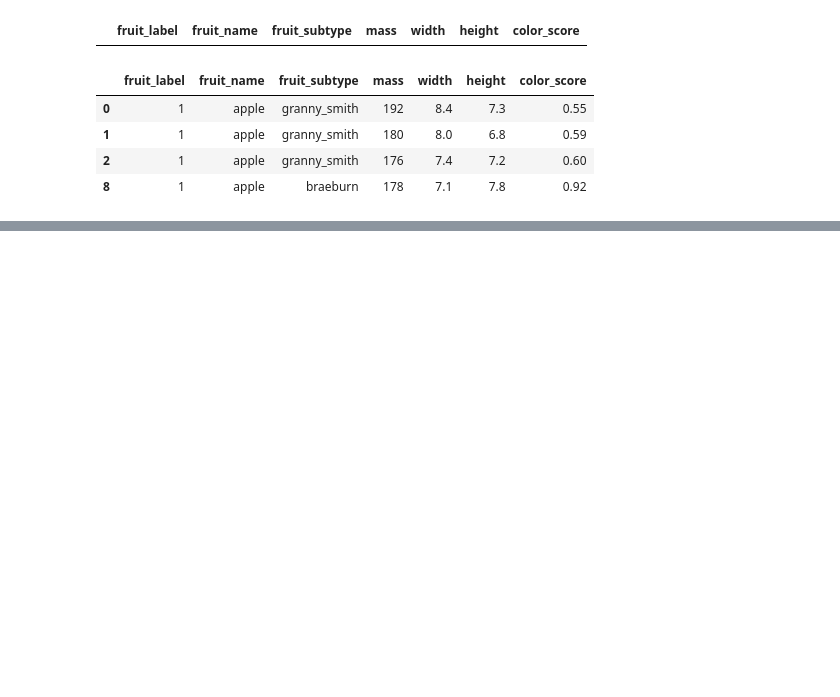
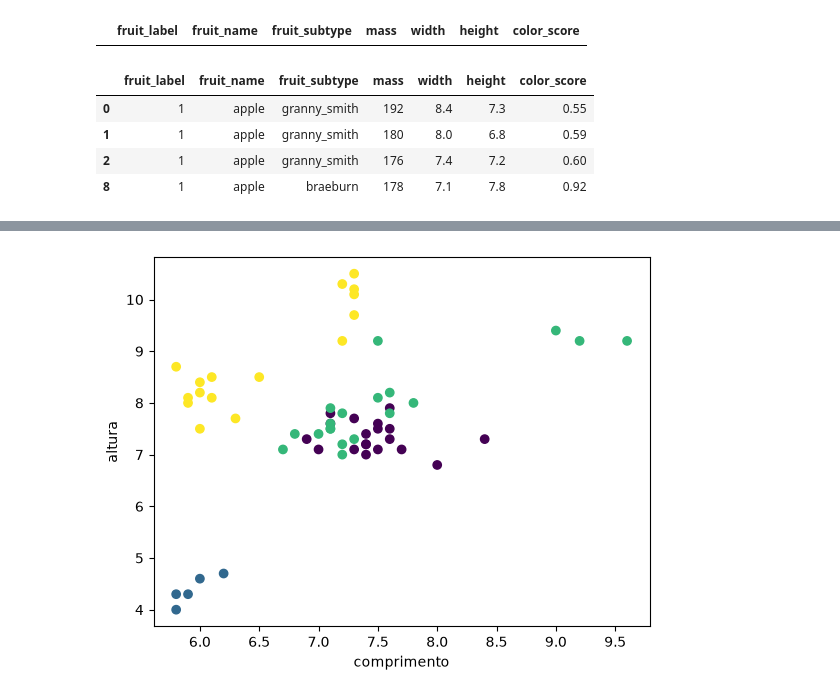
Before and after one commit to engcriscunha/Curso-Machine-Learning-DELL, a Jupyter notebook: fruits.ipynb, the cells around one changed output, grey strips where cells are left out. Saved outputs shown, nothing was run; the diff lists cells and outputs as text; code cells hidden in the pictures; blank space fills up the shorter version.

```diff
--- a/fruits.ipynb
+++ b/fruits.ipynb
@@ -263,0 +284,2 @@ frutas[macas & pesadas] #aparece as linhas em que a fruta é maçã e o peso é
+# %%
+y = frutas['fruit_label'] #aparece os valores da coluna fruit_label do dataset
@@ -263,0 +306,7 @@ frutas[macas & pesadas] #aparece as linhas em que a fruta é maçã e o peso é
+# %%
+plt.scatter(x1, x2, c=y)
+plt.xlabel('comprimento')
+plt.ylabel('altura')
+plt.show()
+# %% [output]
+[figure, added]
```
Also changed, not shown: parts of 5 cells of this notebook.
